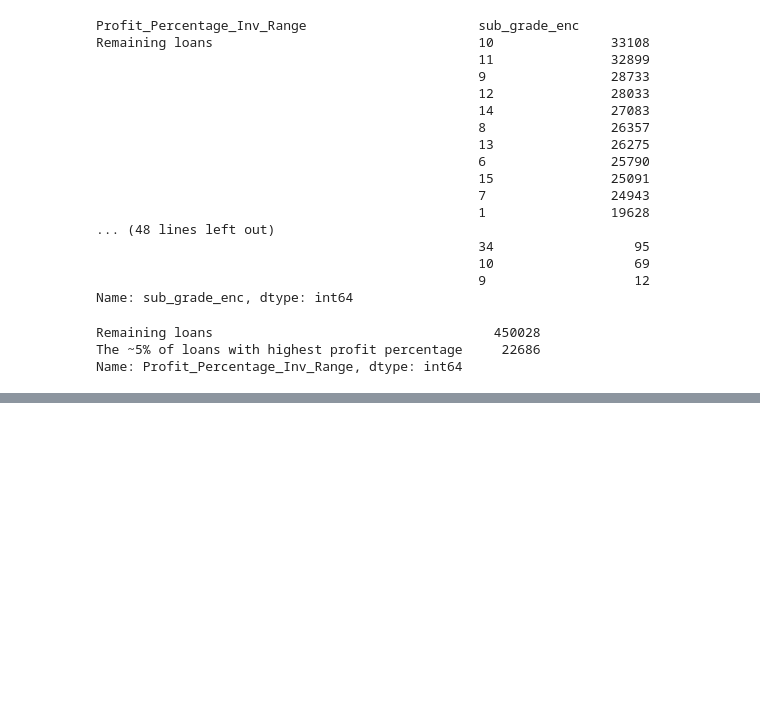
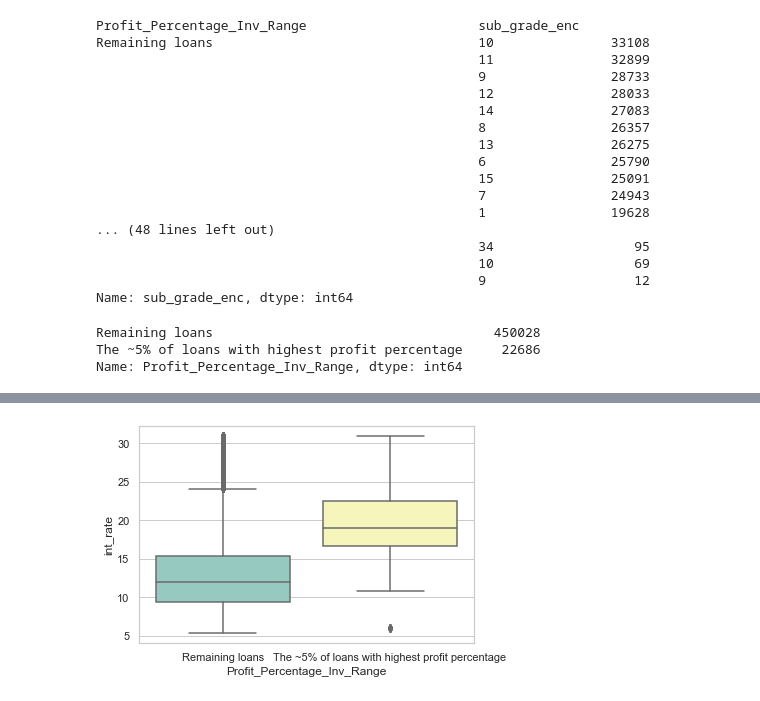
Before and after one commit to lebawilamowsky/capstone_project, a Jupyter notebook: Capstone_Project.ipynb, the cells around one changed output, grey strips where cells are left out. Saved outputs shown, nothing was run; the diff lists cells and outputs as text; code cells hidden in the pictures; blank space fills up the shorter version.

```diff
--- a/Capstone_Project.ipynb
+++ b/Capstone_Project.ipynb
@@ -654,0 +674,5 @@ Name: Profit_Percentage_Inv_Range, dtype: int64
+# %%
+sns.set(style="whitegrid")
+ax = sns.boxplot(x="Profit_Percentage_Inv_Range", y="int_rate", data=data,palette="Set3")
+# %% [output]
+[figure, added]
```
Also changed, not shown: parts of 16 cells of this notebook.
